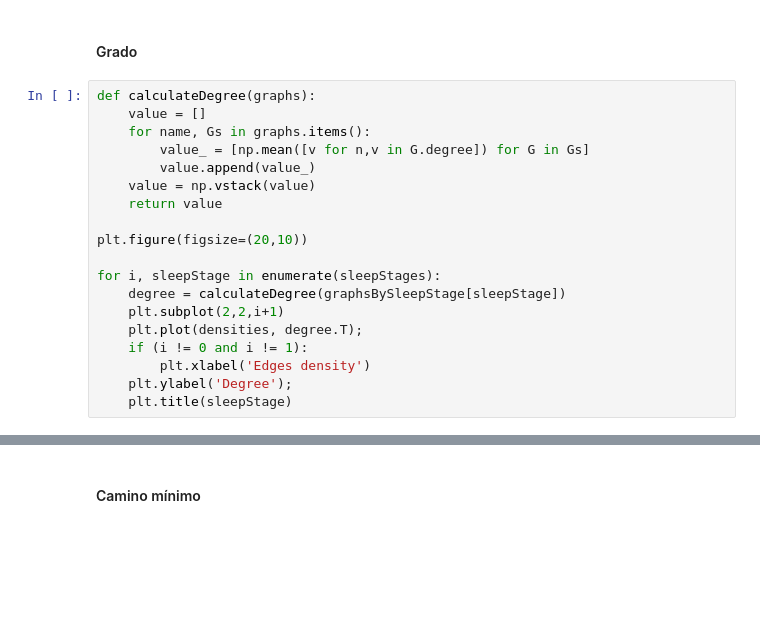
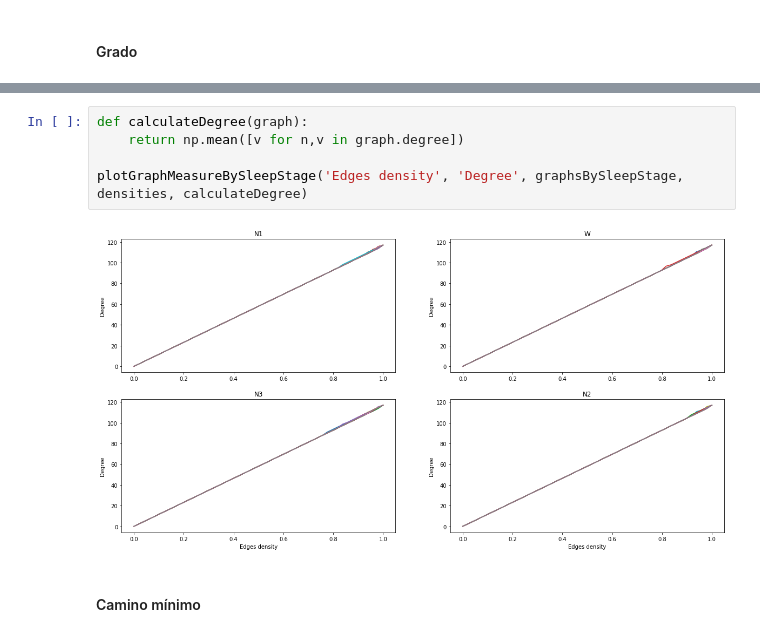
Before and after one commit to elfrasco/dmcyt_tp2, a Jupyter notebook: tp2/Tp2_paola.ipynb, the cells around one changed output, grey strips where cells are left out. Drawn from its saved outputs; the diff is of its cells as text; blank space fills up the shorter version.

```diff
--- a/tp2/Tp2_paola.ipynb
+++ b/tp2/Tp2_paola.ipynb
@@ -75,22 +99,3 @@ for sleepStage in sleepStages:
 ### Medida de Centralidad
 # %% [markdown]
 #### Grado
-# %%
-def calculateDegree(graphs):
-    value = []
-    for name, Gs in graphs.items():
-        value_ = [np.mean([v for n,v in G.degree]) for G in Gs]
-        value.append(value_)
-    value = np.vstack(value)
-    return value
-
-plt.figure(figsize=(20,10))
-
-for i, sleepStage in enumerate(sleepStages):
-    degree = calculateDegree(graphsBySleepStage[sleepStage])
-    plt.subplot(2,2,i+1)
-    plt.plot(densities, degree.T);
-    if (i != 0 and i != 1):
-        plt.xlabel('Edges density')
-    plt.ylabel('Degree');
-    plt.title(sleepStage)
@@ -99,2 +102,9 @@ for i, sleepStage in enumerate(sleepStages):
+# %%
+def calculateDegree(graph):
+    return np.mean([v for n,v in graph.degree])
+
+plotGraphMeasureBySleepStage('Edges density', 'Degree', graphsBySleepStage, densities, calculateDegree)
+# %% [output]
+[figure, added]
 # %% [markdown]
 #### Camino mínimo
```
Also changed, not shown: parts of 8 cells of this notebook.
